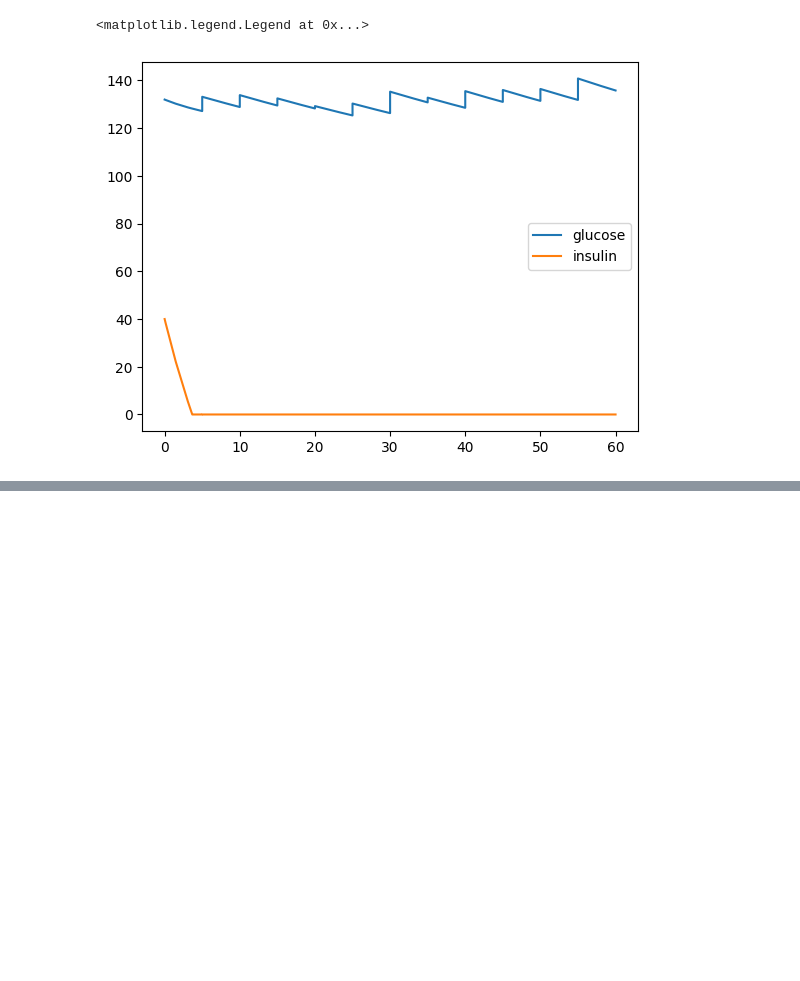
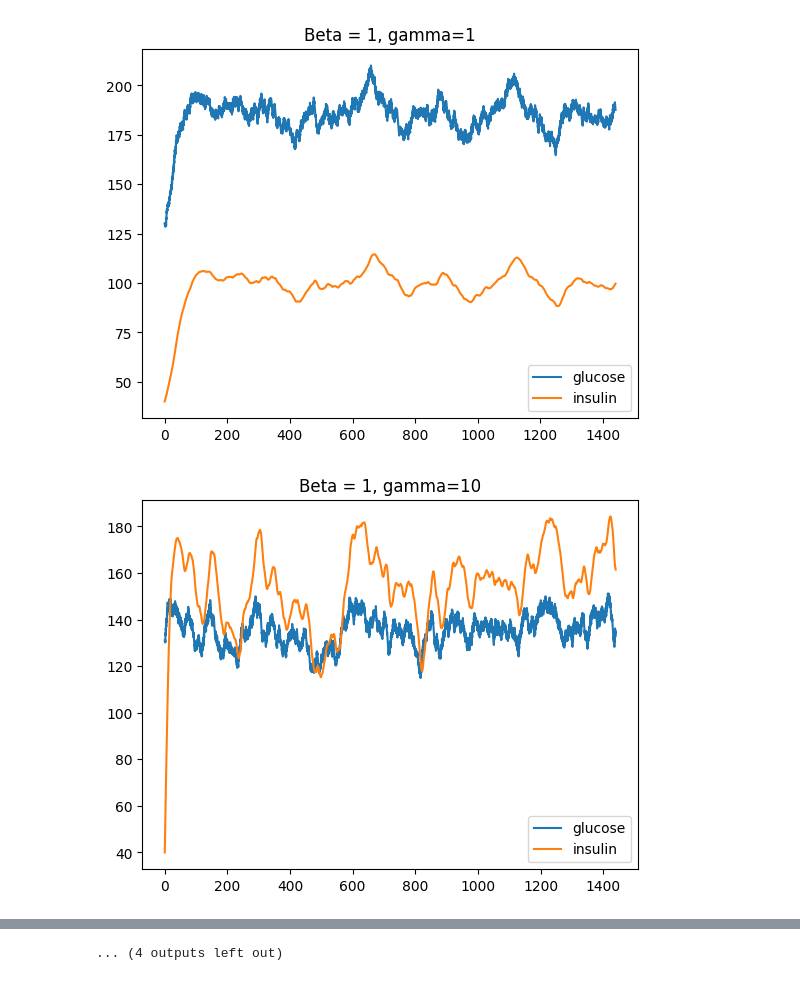
Before and after one commit to Jaredwinn77/ACME_VOL4_Diabetes, a Jupyter notebook: Alex_model.ipynb, the cells around one changed output, grey strips where cells are left out. Saved outputs shown, nothing was run; the diff lists cells and outputs as text; code cells hidden in the pictures; blank space fills up the shorter version.

```diff
--- a/Alex_model.ipynb
+++ b/Alex_model.ipynb
@@ -6,6 +7,6 @@ import matplotlib.pyplot as plt
 # %%
 class CGM():
-    def __init__(self, a, b, c, d, dt, glucose_penalty, insulin_penalty, controller_penalty, target=83, base_insulin=10):
+    def __init__(self, a, b, c, d, dt, beta, gamma, controller_penalty, target=83, base_insulin=10):
         # This is our target glucose measurement
         self.target = target
         # This is the baseline amount of insulin
@@ -21,7 +22,11 @@ class CGM():
         discrete_system = scipy.signal.cont2discrete((A, B, np.eye(2), np.zeros((2,1))), dt, method='zoh')
         self.A = discrete_system[0]
         self.B = discrete_system[1]
-        self.Q = np.array([[glucose_penalty, 0], [0, insulin_penalty]])
+
+		# beta and gamma are constants that weight how much we care about the rate of change in glucose and
+        # how close the glucose level is to the target
+        self.Q = np.array([[beta*(a**2) + gamma, -beta*a*b],
+                           [-beta*a*b, beta*(b**2)]])
         self.R = np.array([controller_penalty])
         self.K = self.fit()
     def fit(self):
@@ -37,13 +42,11 @@ class CGM():
         xk = np.array([[x1], [x2]])
         u = -self.K @ xk
         # We can't deliver negative insulin, the indexing is because u is technically a matrix
-        u = max(0.0, u[0][0])
+        u = max(0.0, u[0][0] + self.base_insulin)
         return u
 # %%
-import numpy as np
-from scipy.integrate import solve_ivp
-def simulate(t_steps, dt, starting, a, b, c, d, glucose_penalty, insulin_penalty, controller_penalty, target=83, base_insulin=10):
-    cgm = CGM(a, b, c, d, dt, glucose_penalty, insulin_penalty, controller_penalty, target, base_insulin)
+def simulate(t_steps, dt, starting, a, b, c, d, beta, gamma, controller_penalty, target=83, base_insulin=10):
+    cgm = CGM(a, b, c, d, dt, beta, gamma, controller_penalty, target, base_insulin)
     def fun(t, x, u):
         xerr = x - np.array([target, base_insulin])
         uerr = u - base_insulin
@@ -56,20 +59,30 @@ def simulate(t_steps, dt, starting, a, b, c, d, glucose_penalty, insulin_penalty
     t_hist = []
     y_hist = []
     for t in range(0, t_steps, dt):
-        current[0] += np.random.randint(0, 10)
+        current[0] += np.random.randint(0, 5)
         u = cgm.control(current)
         sol = solve_ivp(fun=fun, t_span=(t, t+dt), y0=current, args=(u,))
         current = np.maximum(0, sol.y[:, -1])
         t_hist.append(sol.t)
         y_hist.append(sol.y)
     return np.concatenate(t_hist), np.concatenate(y_hist, axis=1)
-
-
-t, states = simulate(60, 5, np.array([130, 40]), 0.02, 0.01, 0.1, 0.0, 10, 100, 1)
-# %%
-plt.plot(t, states[0], label='glucose')
-plt.plot(t, states[1], label='insulin')
-plt.legend()
-# %% [output]
-<matplotlib.legend.Legend at 0x...>
-[figure, removed]
+# %%
+# higher beta means penalize glucose derivative more
+# higher gamma means penalize glucose level more
+
+
+betas = [1, 10, 100, 200]
+gammas = [1, 10, 100, 200]
+
+for beta in betas:
+	for gamma in gammas:
+		t, states = simulate(1440, 1, np.array([130, 40]), 0.01, 0.01, 0.05, 0.0, beta, gamma, 100)
+
+		plt.plot(t, states[0], label='glucose')
+		plt.plot(t, states[1], label='insulin')
+		plt.legend()
+		plt.title(f'Beta = {beta}, gamma={gamma}')
+		plt.show()
+# %% [output]
+[figure, added]
+[figure, added]
@@ -75,0 +99 @@ plt.legend()
+... (4 outputs left out)
```
Also changed, not shown: parts of 2 cells of this notebook.
